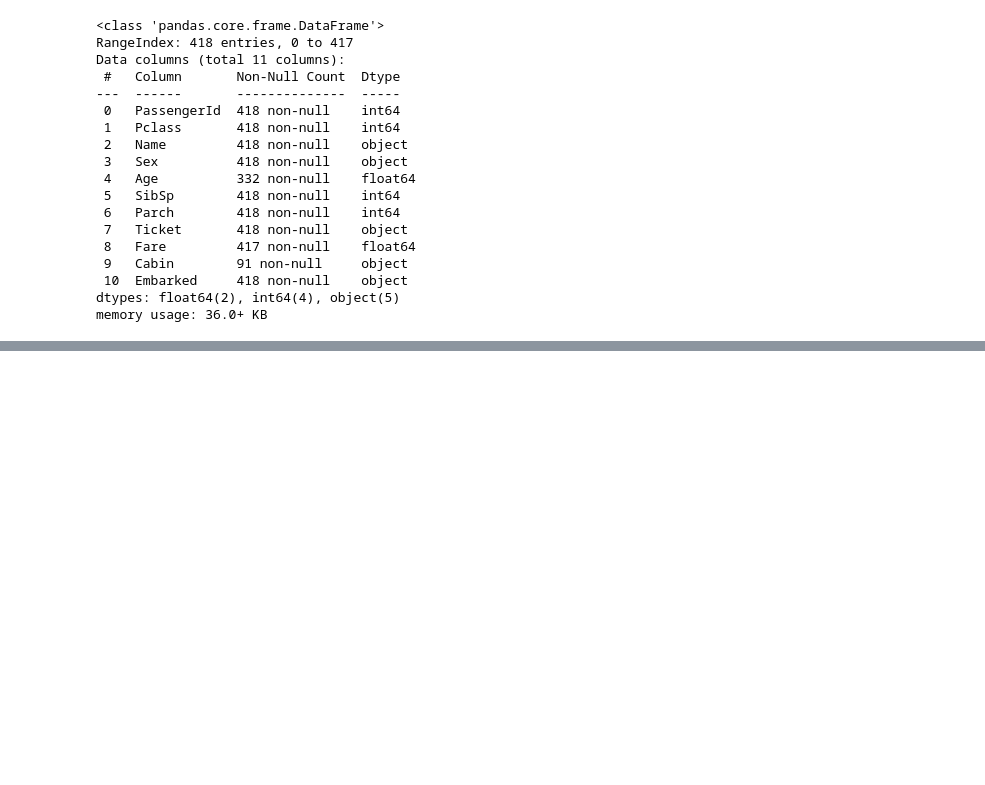
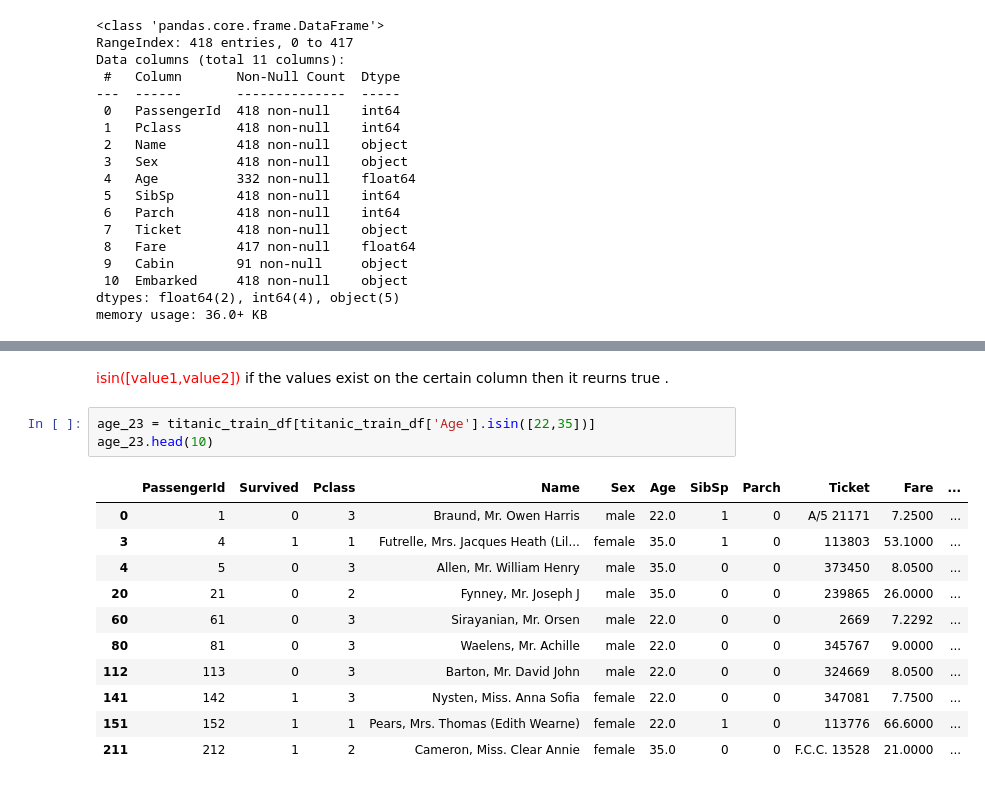
Before and after one commit to mubinui/PandasAdvanced, a Jupyter notebook: PandasAZ01.ipynb, the cells around one changed output, grey strips where cells are left out. Cells and saved outputs as stored; diff of their text form; blank space fills up the shorter version.

```diff
--- a/PandasAZ01.ipynb
+++ b/PandasAZ01.ipynb
@@ -204,0 +309,17 @@ memory usage: 36.0+ KB
+# %% [markdown]
+<font color ='red'>isin([value1,value2])</font> if the values exist on the certain column then it reurns true .
+# %%
+age_23 = titanic_train_df[titanic_train_df['Age'].isin([22,35])]
+age_23.head(10)
+# %% [output]
+|  | PassengerId | Survived | Pclass | Name | Sex | Age | SibSp | Parch | Ticket | Fare | ... |
+| 0 | 1 | 0 | 3 | Braund, Mr. Owen Harris | male | 22.0 | 1 | 0 | A/5 21171 | 7.2500 | ... |
+| 3 | 4 | 1 | 1 | Futrelle, Mrs. Jacques Heath (Lil... | female | 35.0 | 1 | 0 | 113803 | 53.1000 | ... |
+| 4 | 5 | 0 | 3 | Allen, Mr. William Henry | male | 35.0 | 0 | 0 | 373450 | 8.0500 | ... |
+| 20 | 21 | 0 | 2 | Fynney, Mr. Joseph J | male | 35.0 | 0 | 0 | 239865 | 26.0000 | ... |
+| 60 | 61 | 0 | 3 | Sirayanian, Mr. Orsen | male | 22.0 | 0 | 0 | 2669 | 7.2292 | ... |
+| 80 | 81 | 0 | 3 | Waelens, Mr. Achille | male | 22.0 | 0 | 0 | 345767 | 9.0000 | ... |
+| 112 | 113 | 0 | 3 | Barton, Mr. David John | male | 22.0 | 0 | 0 | 324669 | 8.0500 | ... |
+| 141 | 142 | 1 | 3 | Nysten, Miss. Anna Sofia | female | 22.0 | 0 | 0 | 347081 | 7.7500 | ... |
+| 151 | 152 | 1 | 1 | Pears, Mrs. Thomas (Edith Wearne) | female | 22.0 | 1 | 0 | 113776 | 66.6000 | ... |
+| 211 | 212 | 1 | 2 | Cameron, Miss. Clear Annie | female | 35.0 | 0 | 0 | F.C.C. 13528 | 21.0000 | ... |
```
Also changed, not shown: parts of 15 cells of this notebook.
